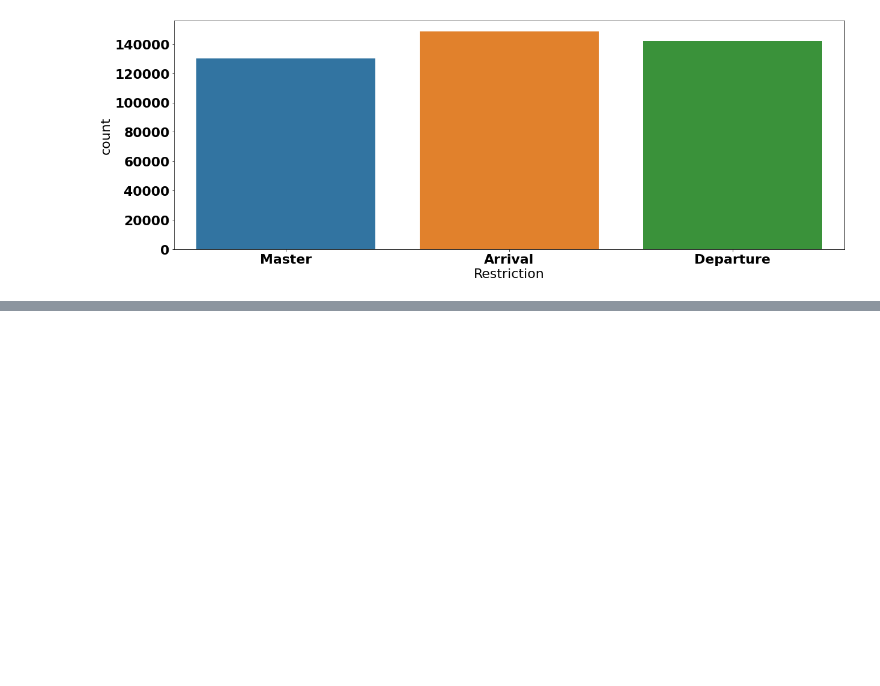
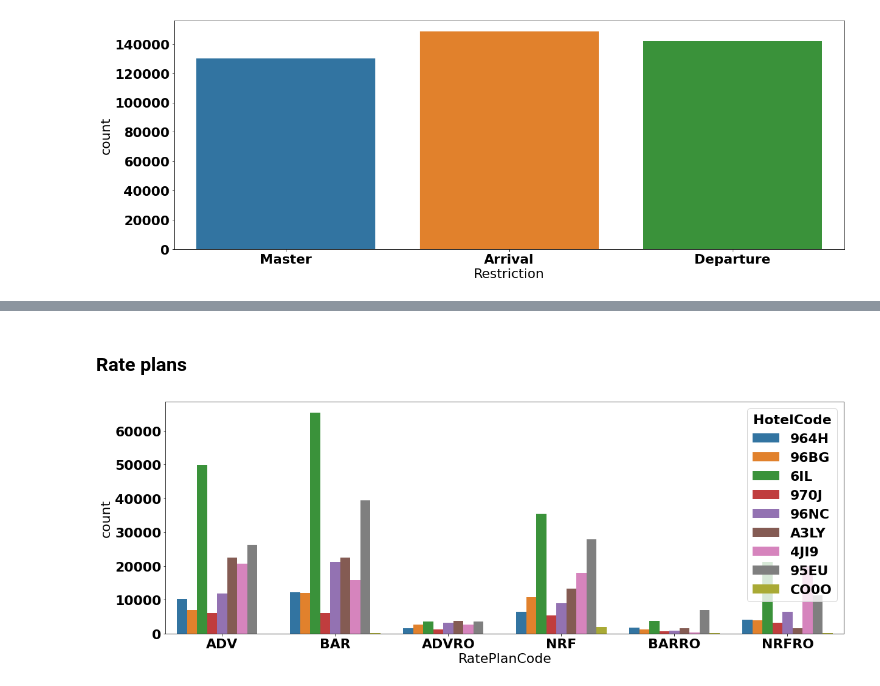
Before and after one commit to Bidroombv/eda, a Jupyter notebook: ugo_collector/OTA_HotelAvailNotifRQ/OTA_hotelAvail_messages_first_analysis.ipynb, the cells around one changed output, grey strips where cells are left out. Saved outputs shown, nothing was run; the diff lists cells and outputs as text; code cells hidden in the pictures; blank space fills up the shorter version.

```diff
--- a/ugo_collector/OTA_HotelAvailNotifRQ/OTA_hotelAvail_messages_first_analysis.ipynb
+++ b/ugo_collector/OTA_HotelAvailNotifRQ/OTA_hotelAvail_messages_first_analysis.ipynb
@@ -282,0 +305,7 @@ ax = sns.countplot(x = "Restriction", data=HotelAvailNotifRQ_Messages_splited)
+# %% [markdown]
+### Rate plans
+# %%
+countplt, ax = plt.subplots(figsize = (20,7))
+ax = sns.countplot(x="RatePlanCode", hue="HotelCode", data=HotelAvailNotifRQ_Messages_splited)
+# %% [output]
+[figure, added]
```
Also changed, not shown: parts of 14 cells of this notebook.
